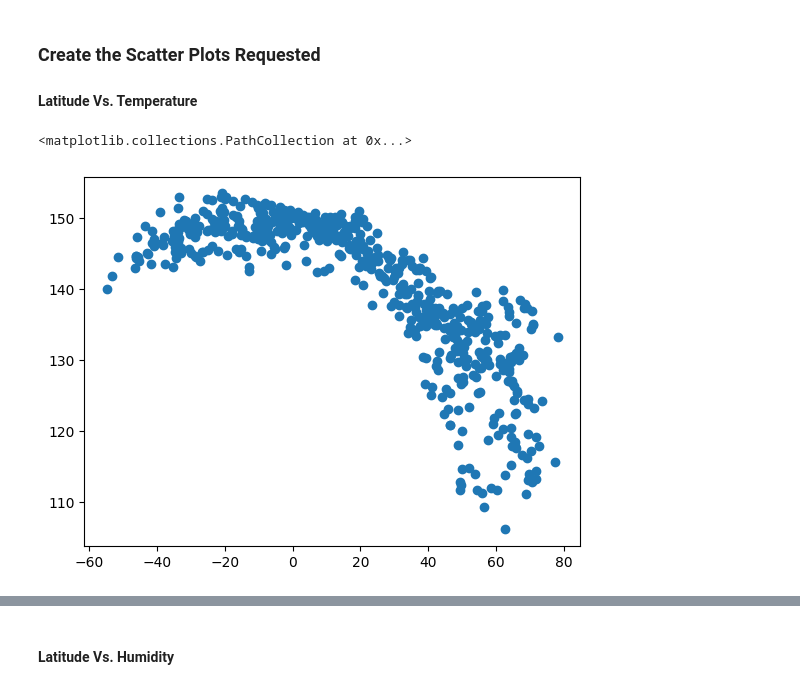
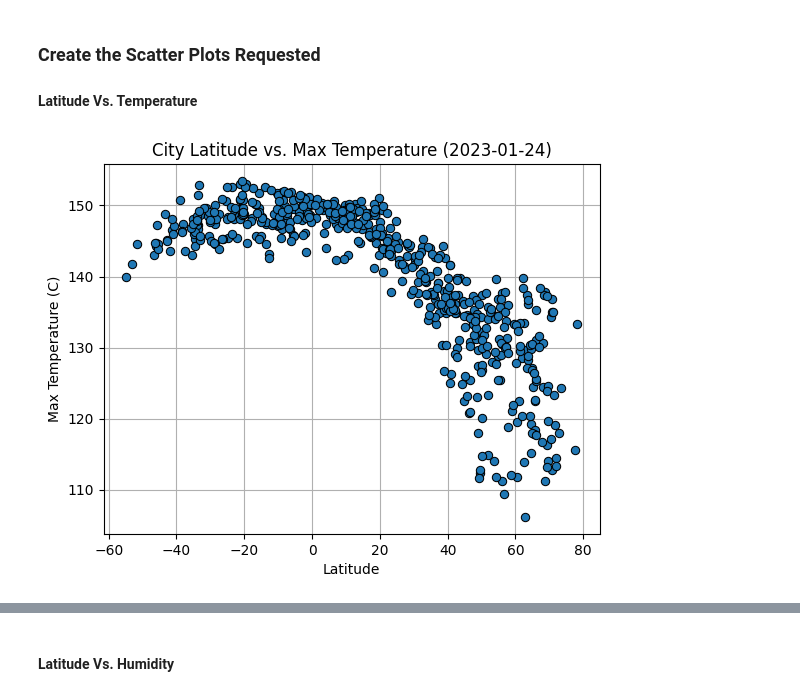
Before and after one commit to joelpangilinan/python-api-challenge, a Jupyter notebook: challenge-assignment/WeatherPy-Copy1.ipynb, the cells around one changed output, grey strips where cells are left out. Drawn from its saved outputs; the diff is of its cells as text; code cells hidden in the pictures.

Commit message:
done with scatter plots

```diff
--- a/challenge-assignment/WeatherPy-Copy1.ipynb
+++ b/challenge-assignment/WeatherPy-Copy1.ipynb
@@ -198,18 +198,23 @@ city_data_df.head()
 #### Latitude Vs. Temperature
 # %%
 # Build scatter plot for latitude vs. temperature
-# plt.scatter(mouse_weight, average_tumor_volume)
-plt.scatter(city_data_df["Lat"], city_data_df["Max Temp"])
-
+plt.plot(city_data_df["Lat"],
+         city_data_df["Max Temp"],
+         linestyle="none",
+         marker="o",
+         markeredgecolor="black",
+         markeredgewidth=0.75)
 
 # Incorporate the other graph properties
-# YOUR CODE HERE
+plt.xlabel("Latitude")
+plt.ylabel("Max Temperature (C)")
+plt.title("City Latitude vs. Max Temperature (2023-01-24)")
+plt.grid()
 
 # Save the figure
-#plt.savefig("output_data/Fig1.png")
+plt.savefig("output_data/Fig1.png")
 
 # Show plot
-#plt.show()
+plt.show()
 # %% [output]
-<matplotlib.collections.PathCollection at 0x...>
-[figure, old version]
+[figure, new version]
```
Also changed, not shown: parts of 5 cells of this notebook, 4 other files.
